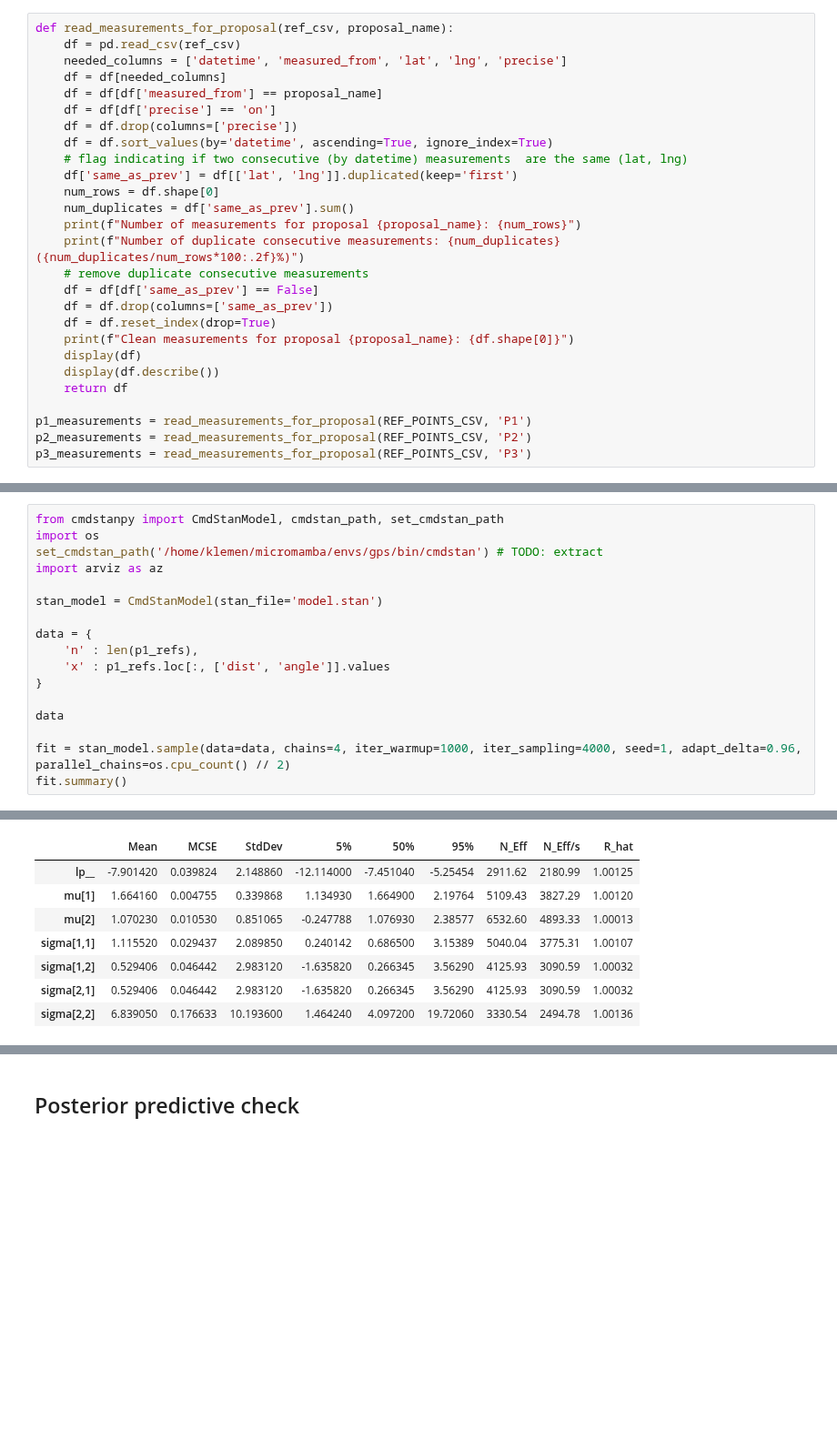
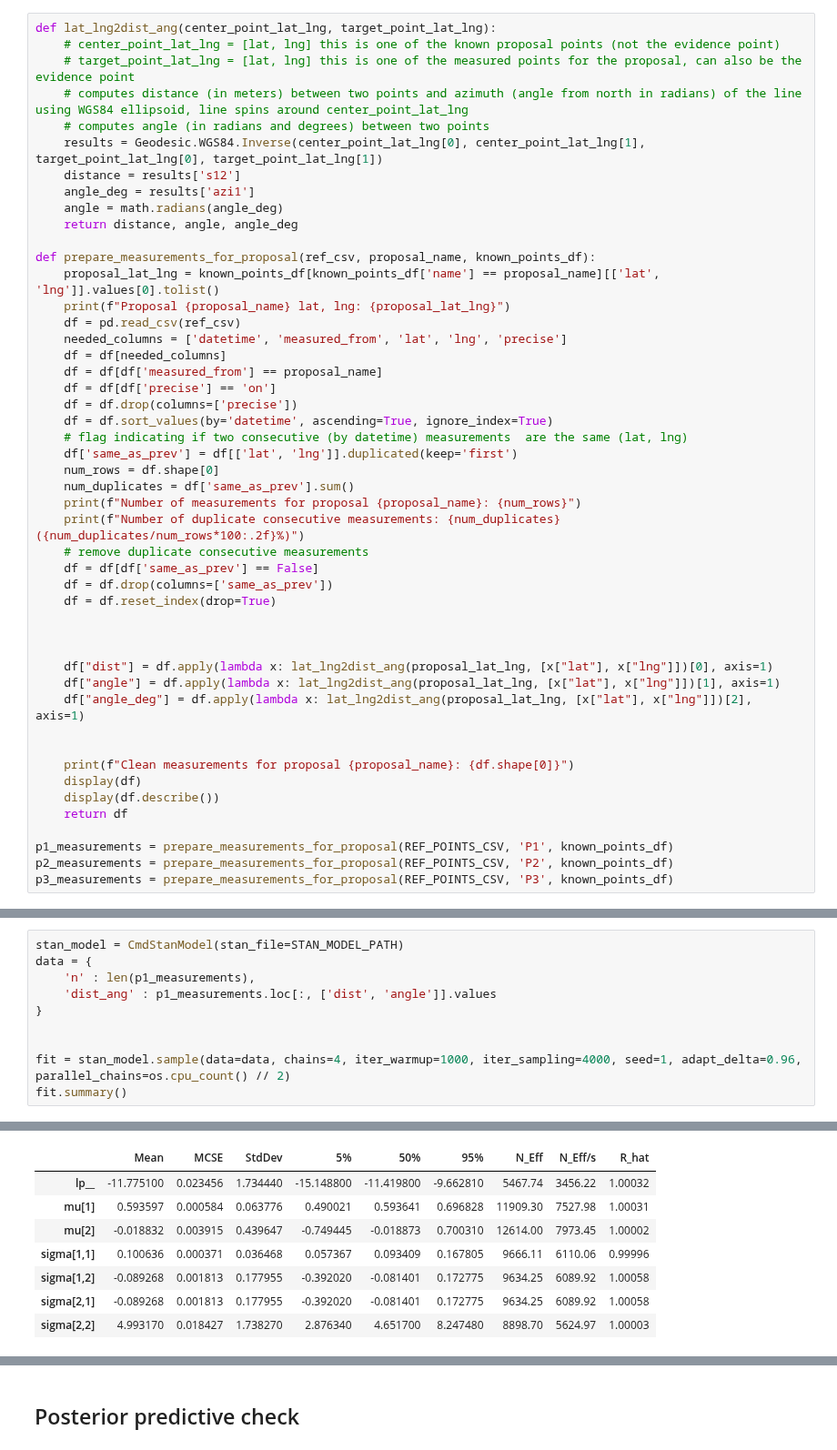
Before and after one commit to KlemenVovk/gps_evaluation, a Jupyter notebook: nb.ipynb, the cells around one changed output, grey strips where cells are left out. Shown at 91% size. Drawn from its saved outputs; the diff is of its cells as text; blank space fills up the shorter version.

```diff
--- a/nb.ipynb
+++ b/nb.ipynb
@@ -24,7 +36,20 @@ Read 4 known points from NM/known_points.csv
 | 2 | P3 | 45.828386 | 15.220487 |
 | 3 | E | 45.828369 | 15.220408 |
 # %%
-def read_measurements_for_proposal(ref_csv, proposal_name):
+def lat_lng2dist_ang(center_point_lat_lng, target_point_lat_lng):
+    # center_point_lat_lng = [lat, lng] this is one of the known proposal points (not the evidence point)
+    # target_point_lat_lng = [lat, lng] this is one of the measured points for the proposal, can also be the evidence point
+    # computes distance (in meters) between two points and azimuth (angle from north in radians) of the line using WGS84 ellipsoid, line spins around center_point_lat_lng
+    # computes angle (in radians and degrees) between two points
+    results = Geodesic.WGS84.Inverse(center_point_lat_lng[0], center_point_lat_lng[1], target_point_lat_lng[0], target_point_lat_lng[1])
+    distance = results['s12']
+    angle_deg = results['azi1']
+    angle = math.radians(angle_deg)
+    return distance, angle, angle_deg
+
+def prepare_measurements_for_proposal(ref_csv, proposal_name, known_points_df):
+    proposal_lat_lng = known_points_df[known_points_df['name'] == proposal_name][['lat', 'lng']].values[0].tolist()
+    print(f"Proposal {proposal_name} lat, lng: {proposal_lat_lng}")
     df = pd.read_csv(ref_csv)
     needed_columns = ['datetime', 'measured_from', 'lat', 'lng', 'precise']
     df = df[needed_columns]
@@ -42,12 +67,20 @@ def read_measurements_for_proposal(ref_csv, proposal_name):
     df = df[df['same_as_prev'] == False]
     df = df.drop(columns=['same_as_prev'])
     df = df.reset_index(drop=True)
+
+
+
+    df["dist"] = df.apply(lambda x: lat_lng2dist_ang(proposal_lat_lng, [x["lat"], x["lng"]])[0], axis=1)
+    df["angle"] = df.apply(lambda x: lat_lng2dist_ang(proposal_lat_lng, [x["lat"], x["lng"]])[1], axis=1)
+    df["angle_deg"] = df.apply(lambda x: lat_lng2dist_ang(proposal_lat_lng, [x["lat"], x["lng"]])[2], axis=1)
+
+
     print(f"Clean measurements for proposal {proposal_name}: {df.shape[0]}")
     display(df)
     display(df.describe())
     return df
 
-p1_measurements = read_measurements_for_proposal(REF_POINTS_CSV, 'P1')
-p2_measurements = read_measurements_for_proposal(REF_POINTS_CSV, 'P2')
-p3_measurements = read_measurements_for_proposal(REF_POINTS_CSV, 'P3')
+p1_measurements = prepare_measurements_for_proposal(REF_POINTS_CSV, 'P1', known_points_df)
+p2_measurements = prepare_measurements_for_proposal(REF_POINTS_CSV, 'P2', known_points_df)
+p3_measurements = prepare_measurements_for_proposal(REF_POINTS_CSV, 'P3', known_points_df)
 # %% [output]
@@ -287,17 +226,10 @@ p1_refs
 # %%
-from cmdstanpy import CmdStanModel, cmdstan_path, set_cmdstan_path
-import os
-set_cmdstan_path('/home/klemen/micromamba/envs/gps/bin/cmdstan') # TODO: extract
-import arviz as az
-
-stan_model = CmdStanModel(stan_file='model.stan')
-
+stan_model = CmdStanModel(stan_file=STAN_MODEL_PATH)
 data = {
-    'n' : len(p1_refs),
-    'x' : p1_refs.loc[:, ['dist', 'angle']].values
+    'n' : len(p1_measurements),
+    'dist_ang' : p1_measurements.loc[:, ['dist', 'angle']].values
 }
 
-data
 
 fit = stan_model.sample(data=data, chains=4, iter_warmup=1000, iter_sampling=4000, seed=1, adapt_delta=0.96, parallel_chains=os.cpu_count() // 2)
 fit.summary()
@@ -336,12 +271,12 @@ Exception: multi_normal_lpdf: Covariance matrix is not symmetric. Covariance mat
 Consider re-running with show_console=True if the above output is unclear!
 |  | Mean | MCSE | StdDev | 5% | 50% | 95% | N_Eff | N_Eff/s | R_hat |
-| lp__ | -7.901420 | 0.039824 | 2.148860 | -12.114000 | -7.451040 | -5.25454 | 2911.62 | 2180.99 | 1.00125 |
-| mu[1] | 1.664160 | 0.004755 | 0.339868 | 1.134930 | 1.664900 | 2.19764 | 5109.43 | 3827.29 | 1.00120 |
-| mu[2] | 1.070230 | 0.010530 | 0.851065 | -0.247788 | 1.076930 | 2.38577 | 6532.60 | 4893.33 | 1.00013 |
-| sigma[1,1] | 1.115520 | 0.029437 | 2.089850 | 0.240142 | 0.686500 | 3.15389 | 5040.04 | 3775.31 | 1.00107 |
-| sigma[1,2] | 0.529406 | 0.046442 | 2.983120 | -1.635820 | 0.266345 | 3.56290 | 4125.93 | 3090.59 | 1.00032 |
-| sigma[2,1] | 0.529406 | 0.046442 | 2.983120 | -1.635820 | 0.266345 | 3.56290 | 4125.93 | 3090.59 | 1.00032 |
-| sigma[2,2] | 6.839050 | 0.176633 | 10.193600 | 1.464240 | 4.097200 | 19.72060 | 3330.54 | 2494.78 | 1.00136 |
+| lp__ | -11.775100 | 0.023456 | 1.734440 | -15.148800 | -11.419800 | -9.662810 | 5467.74 | 3456.22 | 1.00032 |
+| mu[1] | 0.593597 | 0.000584 | 0.063776 | 0.490021 | 0.593641 | 0.696828 | 11909.30 | 7527.98 | 1.00031 |
+| mu[2] | -0.018832 | 0.003915 | 0.439647 | -0.749445 | -0.018873 | 0.700310 | 12614.00 | 7973.45 | 1.00002 |
+| sigma[1,1] | 0.100636 | 0.000371 | 0.036468 | 0.057367 | 0.093409 | 0.167805 | 9666.11 | 6110.06 | 0.99996 |
+| sigma[1,2] | -0.089268 | 0.001813 | 0.177955 | -0.392020 | -0.081401 | 0.172775 | 9634.25 | 6089.92 | 1.00058 |
+| sigma[2,1] | -0.089268 | 0.001813 | 0.177955 | -0.392020 | -0.081401 | 0.172775 | 9634.25 | 6089.92 | 1.00058 |
+| sigma[2,2] | 4.993170 | 0.018427 | 1.738270 | 2.876340 | 4.651700 | 8.247480 | 8898.70 | 5624.97 | 1.00003 |
 # %%
 # traceplots
 az.plot_trace(fit, compact=False)
```
Also changed, not shown: parts of 16 cells of this notebook, 4 other files.
